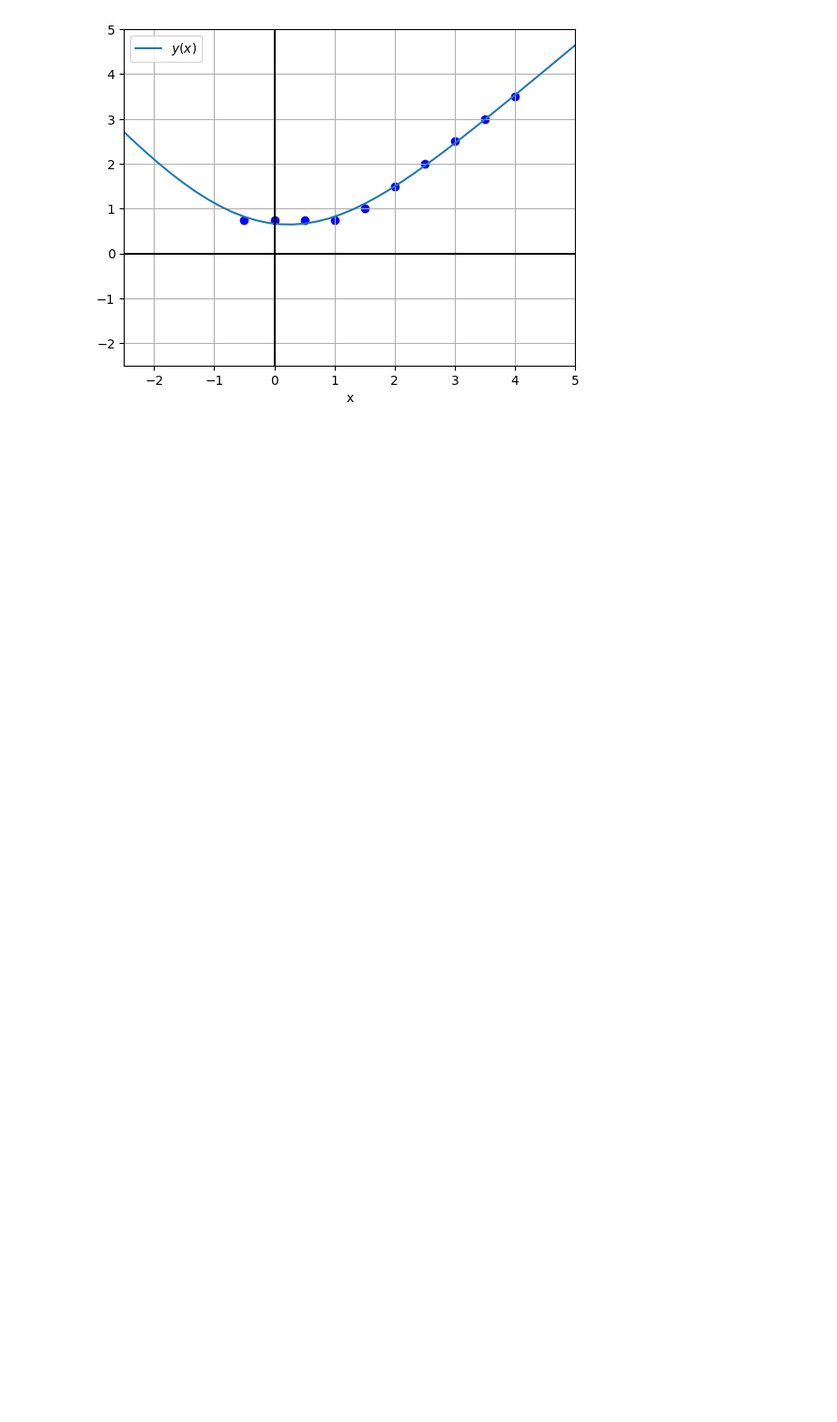
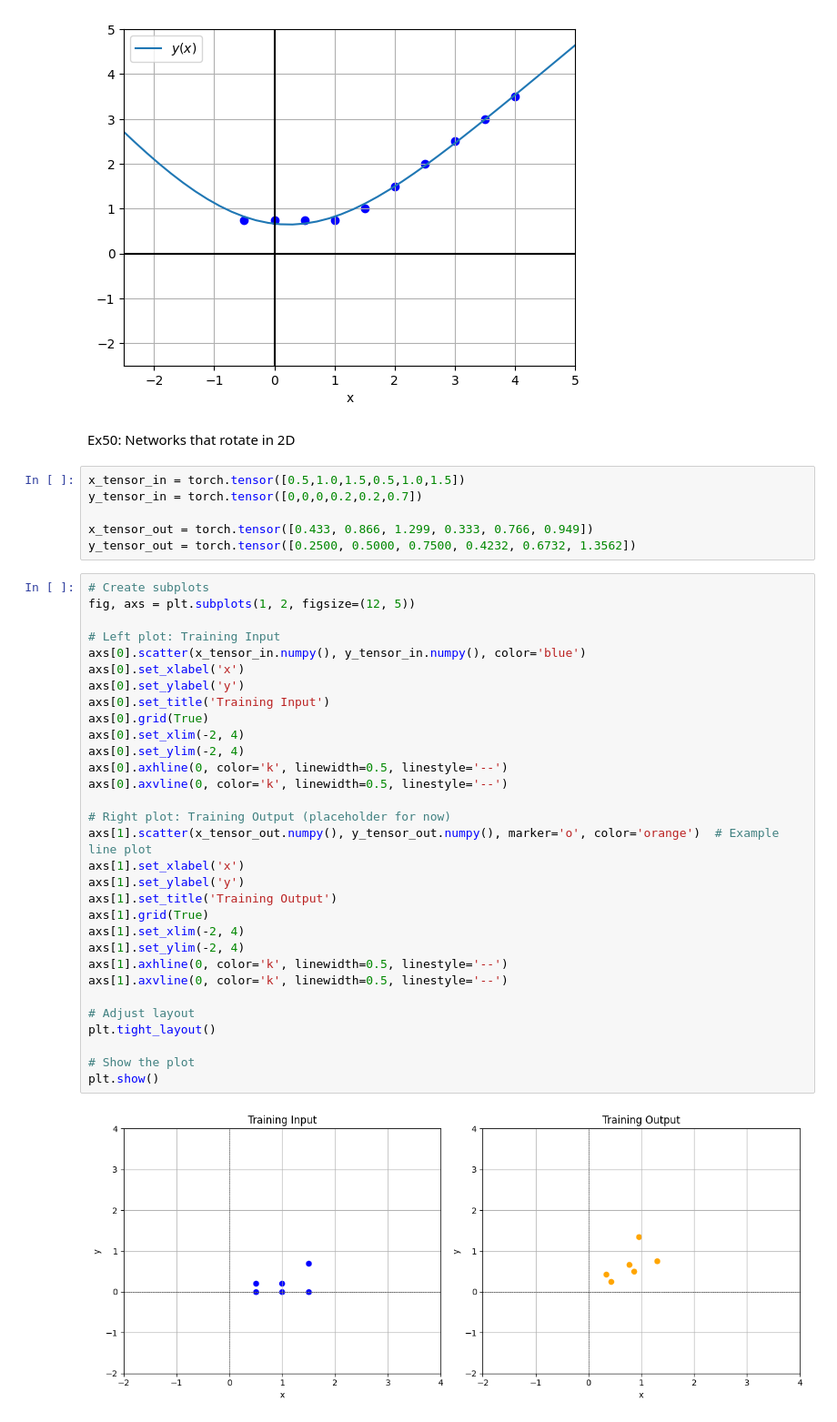
Before and after one commit to Justusperthes/Comphy, a Jupyter notebook: w9/neural_nets.ipynb, the cells around one changed output. Shown: that part at 91% size. Cells and saved outputs as stored; diff of their text form; blank space fills up the shorter version.

```diff
--- a/w9/neural_nets.ipynb
+++ b/w9/neural_nets.ipynb
@@ -1067,3 +1067,44 @@ plt.scatter(x_train.detach().numpy(), y_train.detach().numpy(), color='blue', la
 plt.show()  # Display the plot
 # %% [output]
 [figure]
+# %% [markdown]
+Ex50: Networks that rotate in 2D
+# %%
+x_tensor_in = torch.tensor([0.5,1.0,1.5,0.5,1.0,1.5])
+y_tensor_in = torch.tensor([0,0,0,0.2,0.2,0.7])
+
+x_tensor_out = torch.tensor([0.433, 0.866, 1.299, 0.333, 0.766, 0.949])
+y_tensor_out = torch.tensor([0.2500, 0.5000, 0.7500, 0.4232, 0.6732, 1.3562])
+# %%
+# Create subplots
+fig, axs = plt.subplots(1, 2, figsize=(12, 5))
+
+# Left plot: Training Input
+axs[0].scatter(x_tensor_in.numpy(), y_tensor_in.numpy(), color='blue')
+axs[0].set_xlabel('x')
+axs[0].set_ylabel('y')
+axs[0].set_title('Training Input')
+axs[0].grid(True)
+axs[0].set_xlim(-2, 4)
+axs[0].set_ylim(-2, 4)
+axs[0].axhline(0, color='k', linewidth=0.5, linestyle='--')
+axs[0].axvline(0, color='k', linewidth=0.5, linestyle='--')
+
+# Right plot: Training Output (placeholder for now)
+axs[1].scatter(x_tensor_out.numpy(), y_tensor_out.numpy(), marker='o', color='orange')  # Example line plot
+axs[1].set_xlabel('x')
+axs[1].set_ylabel('y')
+axs[1].set_title('Training Output')
+axs[1].grid(True)
+axs[1].set_xlim(-2, 4)
+axs[1].set_ylim(-2, 4)
+axs[1].axhline(0, color='k', linewidth=0.5, linestyle='--')
+axs[1].axvline(0, color='k', linewidth=0.5, linestyle='--')
+
+# Adjust layout
+plt.tight_layout()
+
+# Show the plot
+plt.show()
+# %% [output]
+[figure, added]
```
Also changed, not shown: 1 other file.
